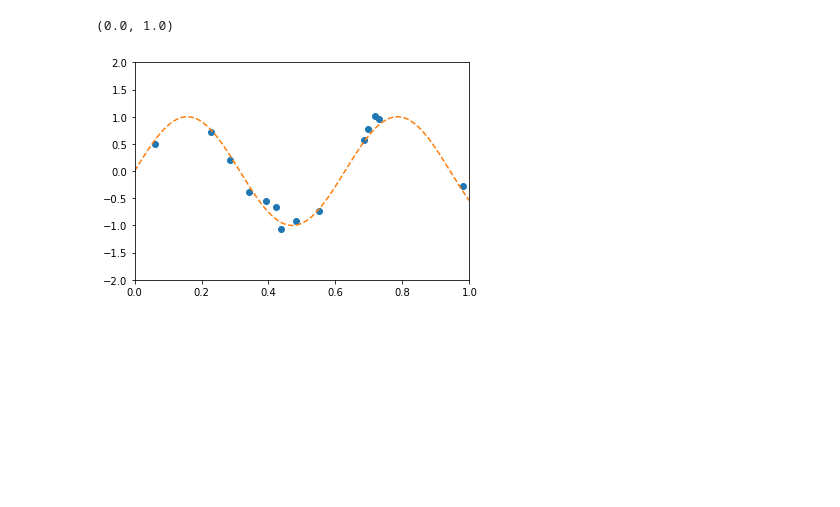
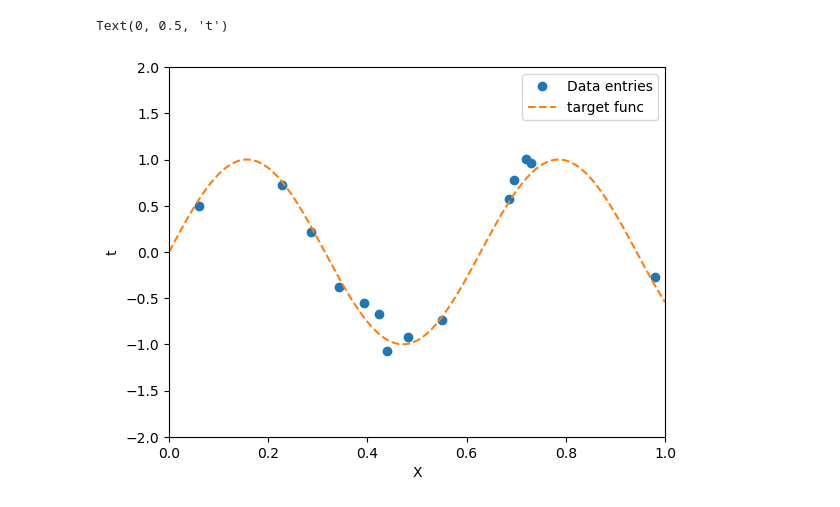
Before and after one commit to electronjia/csc_2516_hws, a Jupyter notebook: LS_polynomial_regression.ipynb, the cells around one changed output. Cells and saved outputs as stored; diff of their text form; code cells hidden in the pictures; blank space fills up the shorter version.

```diff
--- a/LS_polynomial_regression.ipynb
+++ b/LS_polynomial_regression.ipynb
@@ -68,16 +72,19 @@ def fit_poly(X, d,t):
 # %%
 domain = [0., 1.]
 n = 14
 np.random.seed(123)
 X, t = gen_data(n, 1, domain)
 
-plt.plot(X, t, 'o')
+plt.plot(X, t, 'o', label="Data entries")
 plot_target_func()
 plt.ylim(-2, 2)
 plt.xlim(domain[0], domain[1])
+plt.legend()
+plt.xlabel("X")
+plt.ylabel("t")
 # %% [output]
-(0.0, 1.0)
+Text(0, 0.5, 't')
-[figure, old version]
+[figure, new version]
 # %%
 poly_type = 'chebyshev' # try legendre or chebyshev
 loss_val_list = []
```
Also changed, not shown: parts of 5 cells of this notebook, 1 other file.
